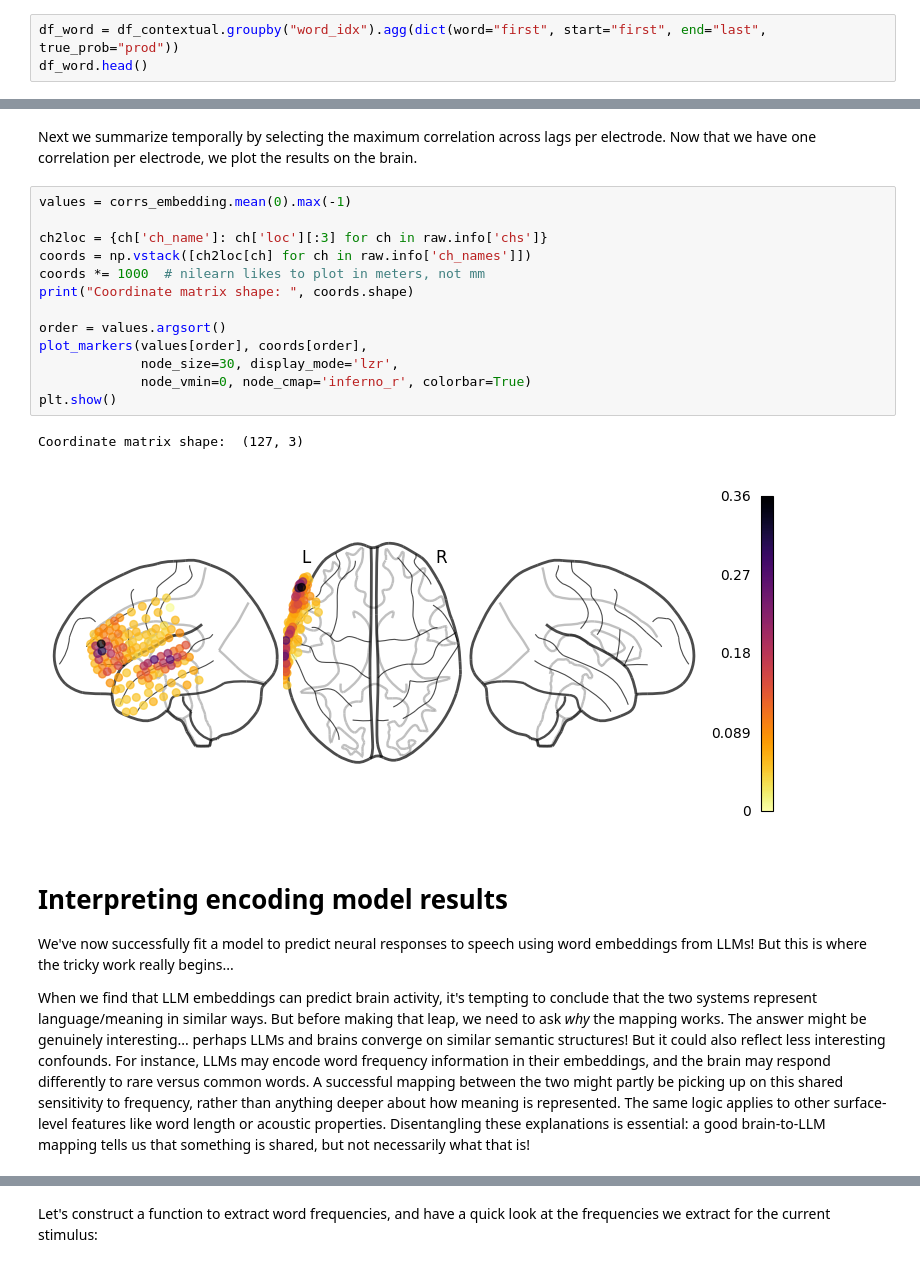
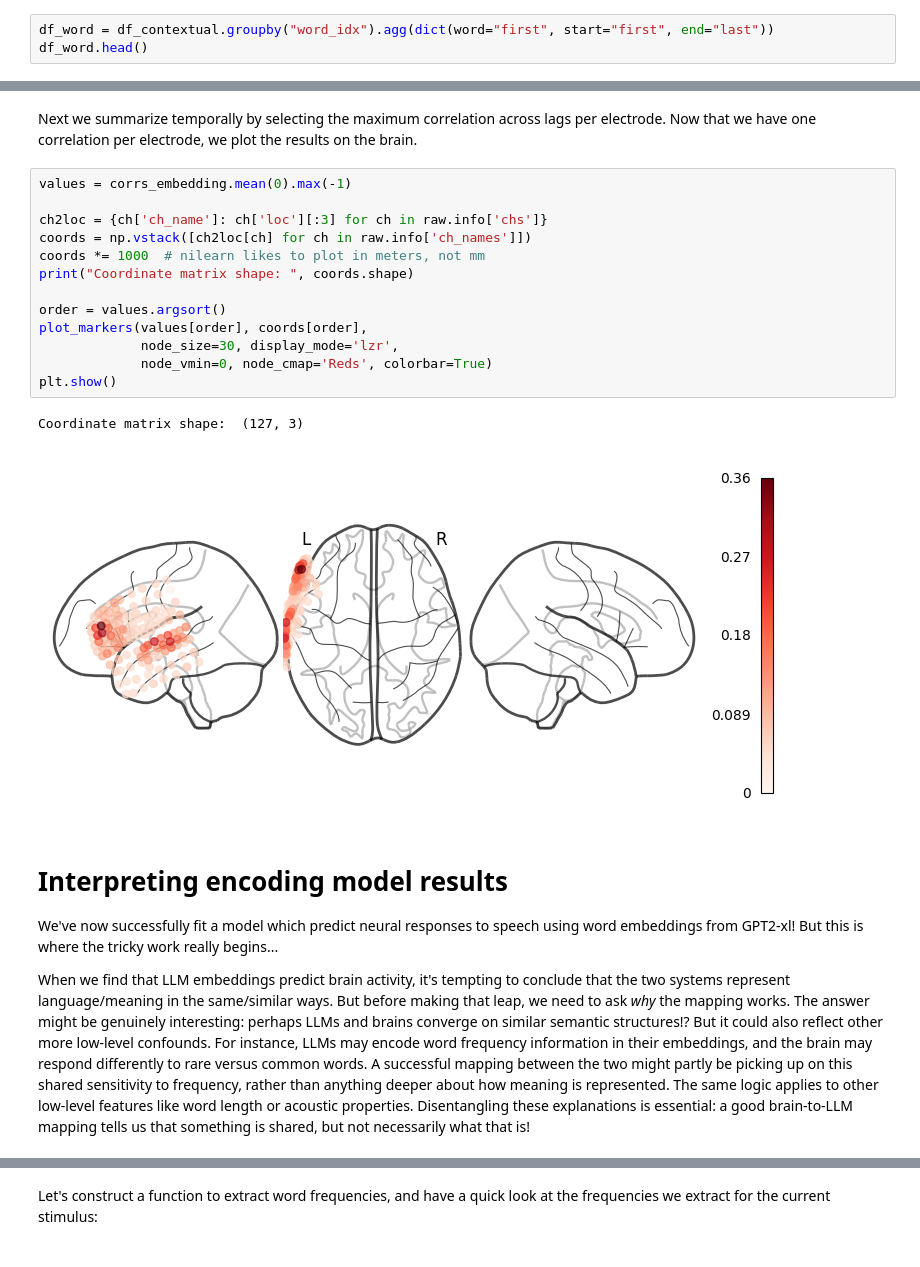
Before and after one commit to bootstrapbill/encoding_model_tutorial, a Jupyter notebook: notebooks/encoding_tutorial.ipynb, the cells around one changed output, grey strips where cells are left out. Drawn from its saved outputs; the diff is of its cells as text.

```diff
--- a/notebooks/encoding_tutorial.ipynb
+++ b/notebooks/encoding_tutorial.ipynb
@@ -156,6 +156,6 @@ LLM embeddings matrix has shape: (5136, 1600)
 # %% [markdown]
 We will also construct a dataframe containing words with their start and end timestamps.
 # %%
-df_word = df_contextual.groupby("word_idx").agg(dict(word="first", start="first", end="last", true_prob="prod"))
+df_word = df_contextual.groupby("word_idx").agg(dict(word="first", start="first", end="last"))
 df_word.head()
 # %% [output]
@@ -481,22 +481,22 @@ Next we summarize temporally by selecting the maximum correlation across lags pe
 # %%
 values = corrs_embedding.mean(0).max(-1)
 
 ch2loc = {ch['ch_name']: ch['loc'][:3] for ch in raw.info['chs']}
 coords = np.vstack([ch2loc[ch] for ch in raw.info['ch_names']])
 coords *= 1000  # nilearn likes to plot in meters, not mm
 print("Coordinate matrix shape: ", coords.shape)
 
 order = values.argsort()
 plot_markers(values[order], coords[order],
              node_size=30, display_mode='lzr',
-             node_vmin=0, node_cmap='inferno_r', colorbar=True)
+             node_vmin=0, node_cmap='Reds', colorbar=True)
 plt.show()
 # %% [output]
 Coordinate matrix shape:  (127, 3)
-[figure, old version]
+[figure, new version]
 # %% [markdown]
 # Interpreting encoding model results
-We've now successfully fit a model to predict neural responses to speech using word embeddings from LLMs! But this is where the tricky work really begins...
+We've now successfully fit a model which predict neural responses to speech using word embeddings from GPT2-xl! But this is where the tricky work really begins...
 
-When we find that LLM embeddings can predict brain activity, it's tempting to conclude that the two systems represent language/meaning in similar ways. But before making that leap, we need to ask *why* the mapping works. The answer might be genuinely interesting... perhaps LLMs and brains converge on similar semantic structures! But it could also reflect less interesting confounds. For instance, LLMs may encode word frequency information in their embeddings, and the brain may respond differently to rare versus common words. A successful mapping between the two might partly be picking up on this shared sensitivity to frequency, rather than anything deeper about how meaning is represented. The same logic applies to other surface-level features like word length or acoustic properties. Disentangling these explanations is essential: a good brain-to-LLM mapping tells us that something is shared, but not necessarily what that is!
+When we find that LLM embeddings predict brain activity, it's tempting to conclude that the two systems represent language/meaning in the same/similar ways. But before making that leap, we need to ask *why* the mapping works. The answer might be genuinely interesting: perhaps LLMs and brains converge on similar semantic structures!? But it could also reflect other more low-level confounds. For instance, LLMs may encode word frequency information in their embeddings, and the brain may respond differently to rare versus common words. A successful mapping between the two might partly be picking up on this shared sensitivity to frequency, rather than anything deeper about how meaning is represented. The same logic applies to other low-level features like word length or acoustic properties. Disentangling these explanations is essential: a good brain-to-LLM mapping tells us that something is shared, but not necessarily what that is!
 # %% [markdown]
```
Also changed, not shown: parts of 11 cells of this notebook.
